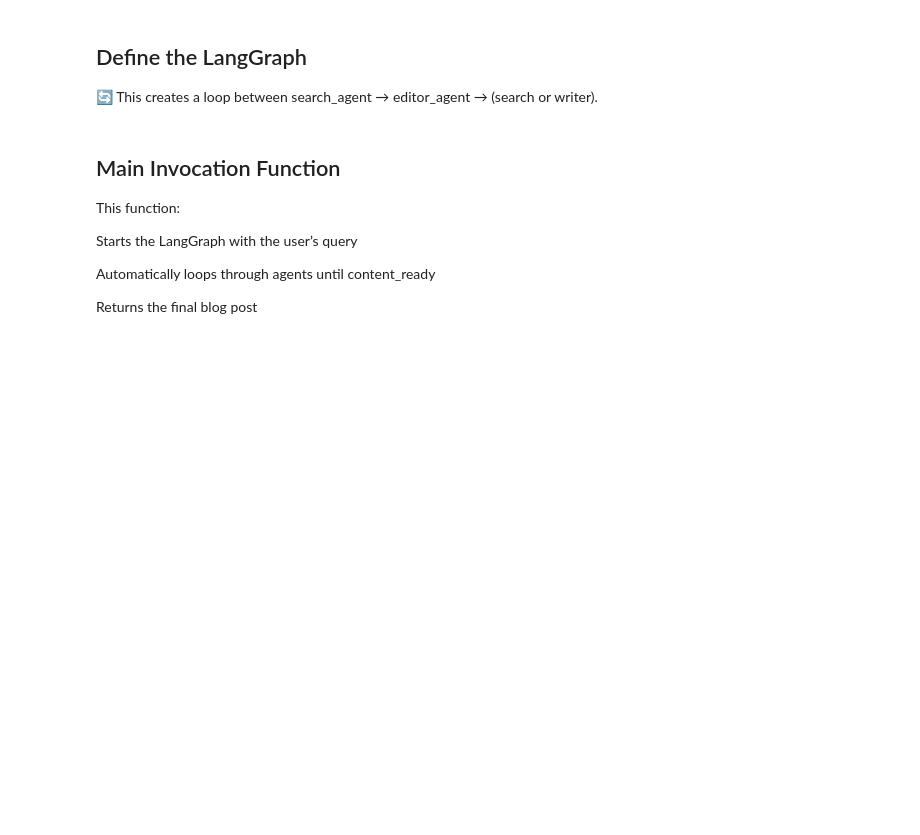
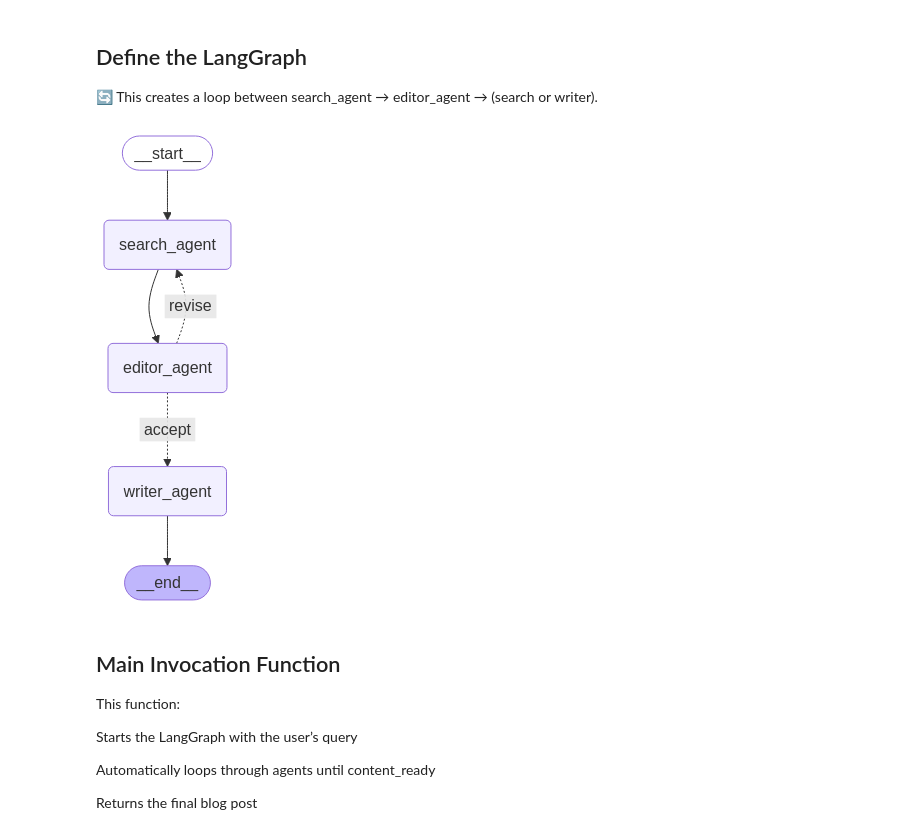
Before and after one commit to vrangayyan6/GenAI, a Jupyter notebook: Cerebras_Multi_agent_Google.ipynb, the cells around one changed output. Cells and saved outputs as stored; diff of their text form; code cells hidden in the pictures; blank space fills up the shorter version.

```diff
--- a/Cerebras_Multi_agent_Google.ipynb
+++ b/Cerebras_Multi_agent_Google.ipynb
@@ -107,7 +110,6 @@ We use a TypedDict class to define and track the shared state between agents. Th
 class State(TypedDict):
     query: Annotated[list, add_messages]
     url: Annotated[list, add_messages]
-    index: int
     research: Annotated[list, add_messages]
     content: str
     content_ready: bool
@@ -174,29 +176,19 @@ class ResearchAgent:
     def search(self, state: State):    #  -> Dict[str, List[HumanMessage]]
         google_search = GoogleSearchAPIWrapper(k=10)
         optimized_query = self.format_search(state.get('query', "")[-1].content)
-        # state["query"] = optimized_query
         raw_results = google_search.results(optimized_query, 1)
-        # print("Raw results: ", raw_results)
-        # search_results: List[HumanMessage] = []
-
-        index = state.get("index", 1)
-        # print("search - index: ", index, "\n")
-        if index is None:
-            index = 0
 
         if raw_results and raw_results[0].get('link'):
             url = raw_results[0]['link']
-            # print("search - url: ",url,"\n")
             full_content = self.fetch_full_content(url)
-            # print("search - full_content: ",full_content,"\n")
             time.sleep(1) # Be respectful of website rate limits
         else:
             full_content = "No content found"
             url = "No url found"
 
-        final_result.append({"subheader": f"Research Iteration", "content": [raw_results], "time": time.perf_counter() - time.perf_counter()}) # Correct the time calculation
+        final_result.append({"subheader": f"Research Iteration", "content": [full_content], "time": time.perf_counter() - time.perf_counter()}) # Correct the time calculation
 
-        return {"research": full_content, "url": url, "query": optimized_query, "index": index+1}
+        return {"research": full_content, "url": url, "query": optimized_query}
 # %% [markdown]
 ## Editor Agent
 Uses Gemini to inspect accumulated research.
@@ -273,18 +262,8 @@ class WriterAgent:
     def write_blogpost(self, state: Dict) -> Dict[str, str]:
         # Handle query access more safely
         query = state.get("query", [""])[0].content if isinstance(state.get("query", [""]), list) else state.get("query", "")
-
-        # Safely handle research messages - check for both keys
-        indexes = state.get('iteration_count')
         context = "\n".join([f"[{i+1}] {message.content} \n" for i, message in enumerate(state.get("research", []))])
         references = "\n".join([f"[{i+1}] {message.content} \n" for i, message in enumerate(state.get("url", []))])
-
-
-        # print("WriterAgent - Query: ", query)
-        # print("WriterAgent - context: ", context)
-        # print("WriterAgent - references: ", references)
-        # print("WriterAgent - Indexes: ", indexes)
-
 
         prompt = (
             "You are an expert blog post writer. Your task is to take a given query and context, and write a comprehensive, engaging, and informative short blog post about it. "
@@ -296,7 +275,7 @@ class WriterAgent:
             f"**References:**\n{references}"
             "Write a detailed and engaging blog post based on the above query and context."
         )
-        # print("Prompt: ", prompt, "\n*****Prompt********")
+
         response = llm.invoke(prompt)
 
         return {"content": response.content}
@@ -331,6 +310,12 @@ graph.add_conditional_edges(
 graph.add_edge("writer_agent", END)
 
 graph = graph.compile()
+# %%
+from IPython.display import Image
+
+Image(graph.get_graph().draw_mermaid_png())
+# %% [output]
+[figure, added]
 # %% [markdown]
 ## Main Invocation Function
 This function:
```
Also changed, not shown: parts of 3 cells of this notebook.
